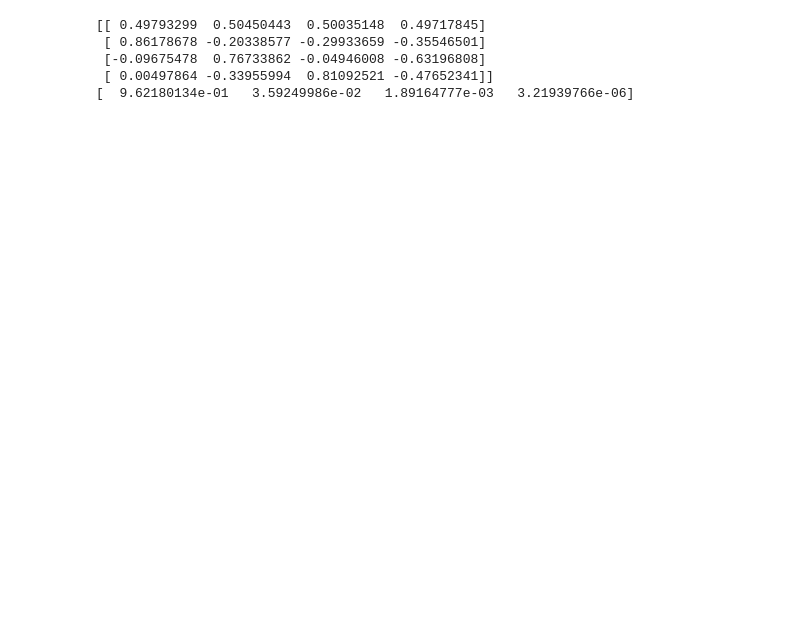
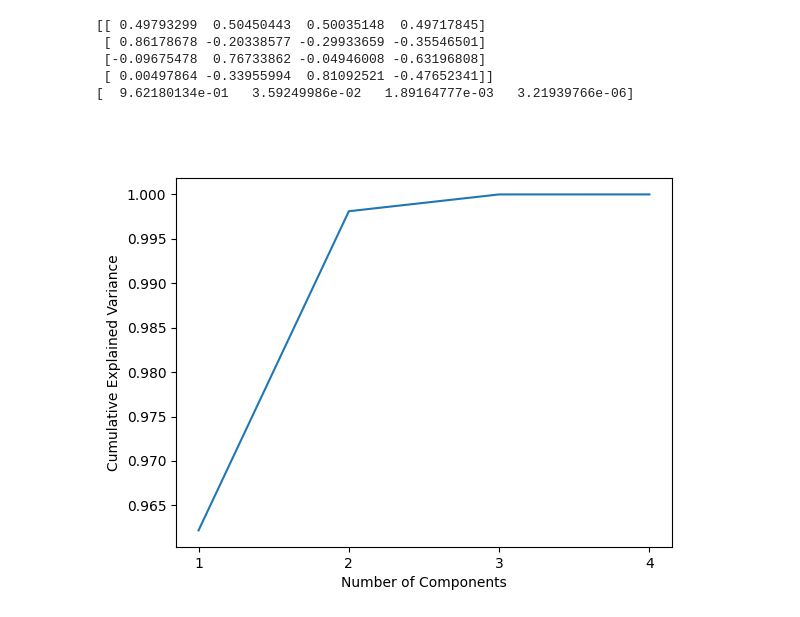
Before and after one commit to varunneal/ChromaLab, a Jupyter notebook: notebooks/assc-27/human-pca-analysis.ipynb, the cells around one changed output. Drawn from its saved outputs; the diff is of its cells as text; code cells hidden in the pictures; blank space fills up the shorter version.

```diff
--- a/notebooks/assc-27/human-pca-analysis.ipynb
+++ b/notebooks/assc-27/human-pca-analysis.ipynb
@@ -49,6 +61,10 @@ viz.ps.show()
  [-0.09675478  0.76733862 -0.04946008 -0.63196808]
  [ 0.00497864 -0.33955994  0.81092521 -0.47652341]]
 [  9.62180134e-01   3.59249986e-02   1.89164777e-03   3.21939766e-06]
+# %%
+tetrachromat_analysis.plotExplainedRatio()
+# %% [output]
+[figure, added]
 # %%
 tetrachromat_analysis.doSpatialPCA()
 # displays the Spatial PCA results first plotting in SML, and then in MQL space (the long wavelength cone space)
```
Also changed, not shown: parts of 6 cells of this notebook, 8 other files.
